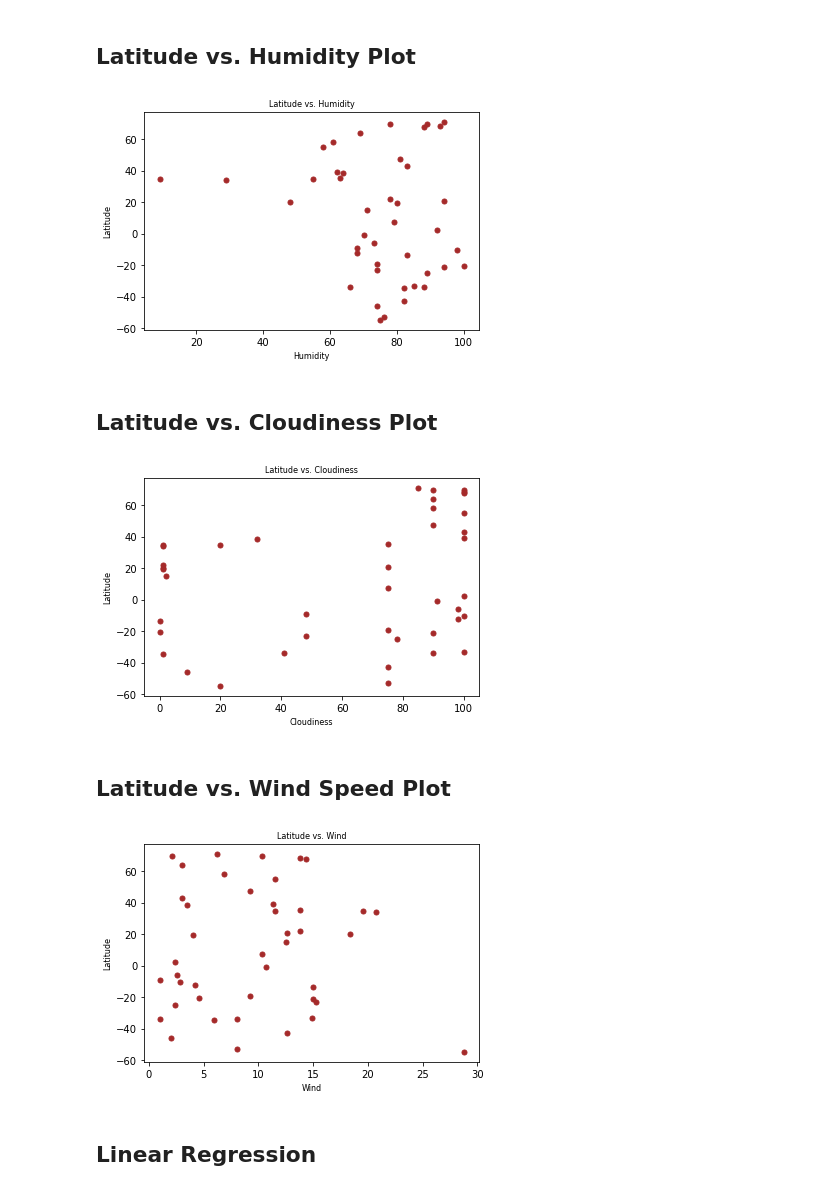
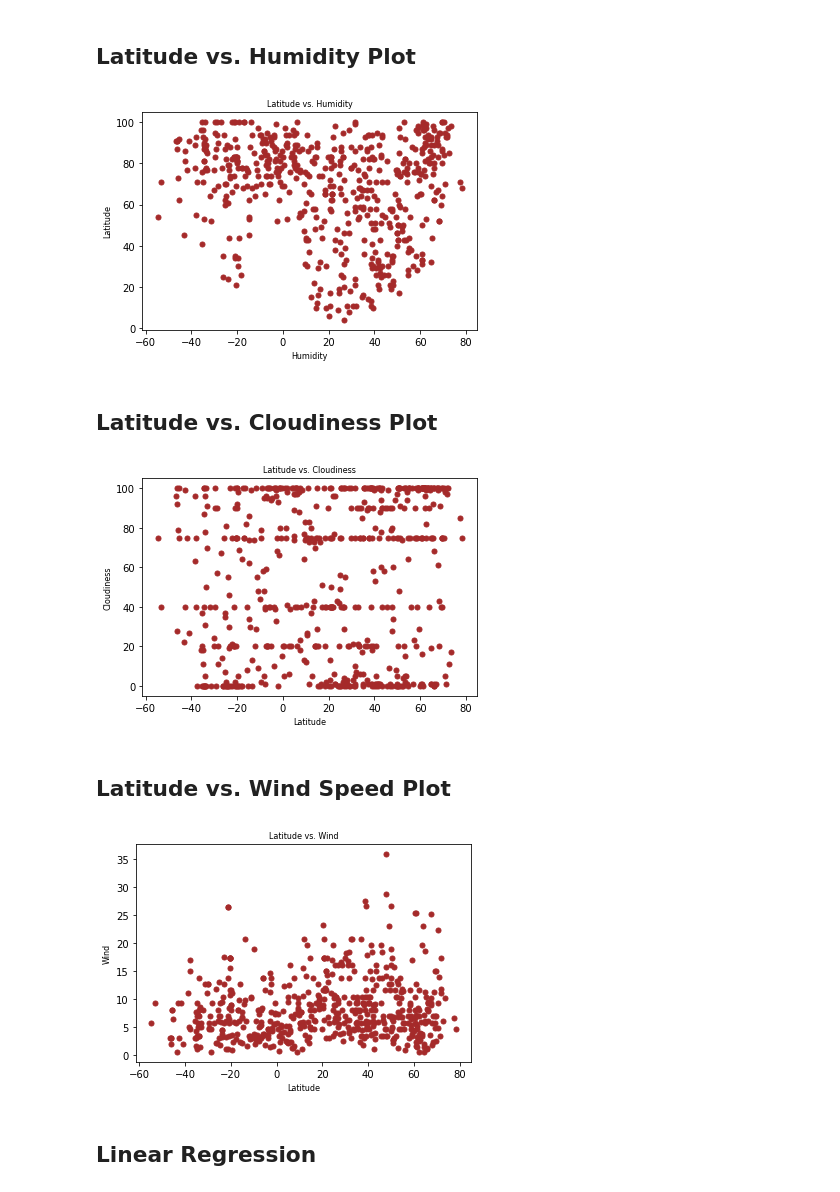
Before and after one commit to cperrault14/Pythn-API-CHallenge, a Jupyter notebook: WeatherPy/WeatherPy.ipynb, the cells around one changed output. Saved outputs shown, nothing was run; the diff lists cells and outputs as text; code cells hidden in the pictures.

Commit message:
Redid graphs

```diff
--- a/WeatherPy/WeatherPy.ipynb
+++ b/WeatherPy/WeatherPy.ipynb
@@ -36,8 +37,8 @@ lat_lngs = []
 cities = []
 
 # Create a set of random lat and lng combinations
-lats = np.random.uniform(lat_range[0], lat_range[1], size=50)
-lngs = np.random.uniform(lng_range[0], lng_range[1], size=50)
+lats = np.random.uniform(lat_range[0], lat_range[1], size=1500)
+lngs = np.random.uniform(lng_range[0], lng_range[1], size=1500)
 lat_lngs = zip(lats, lngs)
 
 # Identify nearest city for each lat, lng combination
@@ -255,44 +244,50 @@ plt.show()
 ## Latitude vs. Humidity Plot
 # %%
 marker_size=12
-plt.scatter(weather_df['Humidity'],weather_df['Latitude'],s=25, color="brown")
+plt.scatter(weather_df['Latitude'],weather_df['Humidity'],s=25, color="brown")
 # Plot beautification
 plt.title('Latitude vs. Humidity',fontsize =8)
 plt.xlabel('Humidity',fontsize =8)
 plt.ylabel('Latitude',fontsize =8)
 
-# Print test
-plt.show()
+# # Print test
+# plt.show()
+
+plt.savefig('Hum vs.Lat.png')
 # %% [output]
-[figure, old version]
+[figure, new version]
 # %% [markdown]
 ## Latitude vs. Cloudiness Plot
 # %%
 marker_size=12
-plt.scatter(weather_df['Cloudiness'],weather_df['Latitude'],s=25, color="brown")
+plt.scatter(weather_df['Latitude'],weather_df['Cloudiness'],s=25, color="brown")
 # Plot beautification
 plt.title('Latitude vs. Cloudiness',fontsize =8)
-plt.xlabel('Cloudiness',fontsize =8)
-plt.ylabel('Latitude',fontsize =8)
+plt.xlabel('Latitude',fontsize =8)
+plt.ylabel('Cloudiness',fontsize =8)
 
-# Print test
-plt.show()
+# # Print test
+# plt.show()
+
+plt.savefig('Clou vs.Lat.png')
 # %% [output]
-[figure, old version]
+[figure, new version]
 # %% [markdown]
 ## Latitude vs. Wind Speed Plot
 # %%
 marker_size=12
-plt.scatter(weather_df['Wind'],weather_df['Latitude'],s=25, color="brown")
+plt.scatter(weather_df['Latitude'],weather_df['Wind'],s=25, color="brown")
 # Plot beautification
 plt.title('Latitude vs. Wind',fontsize =8)
-plt.xlabel('Wind',fontsize =8)
-plt.ylabel('Latitude',fontsize =8)
+plt.xlabel('Latitude',fontsize =8)
+plt.ylabel('Wind',fontsize =8)
 
-# Print test
-plt.show()
+# # Print test
+# plt.show()
+
+plt.savefig('Win vs.Lat.png')
 # %% [output]
-[figure, old version]
+[figure, new version]
 # %% [markdown]
 ## Linear Regression
 # %% [markdown]
```
Also changed, not shown: parts of 7 cells of this notebook, 5 other files.
